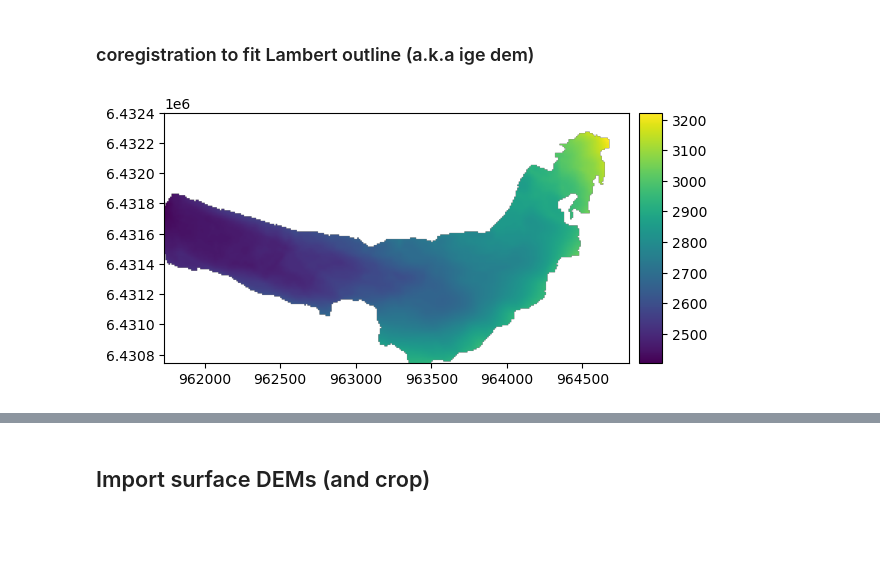
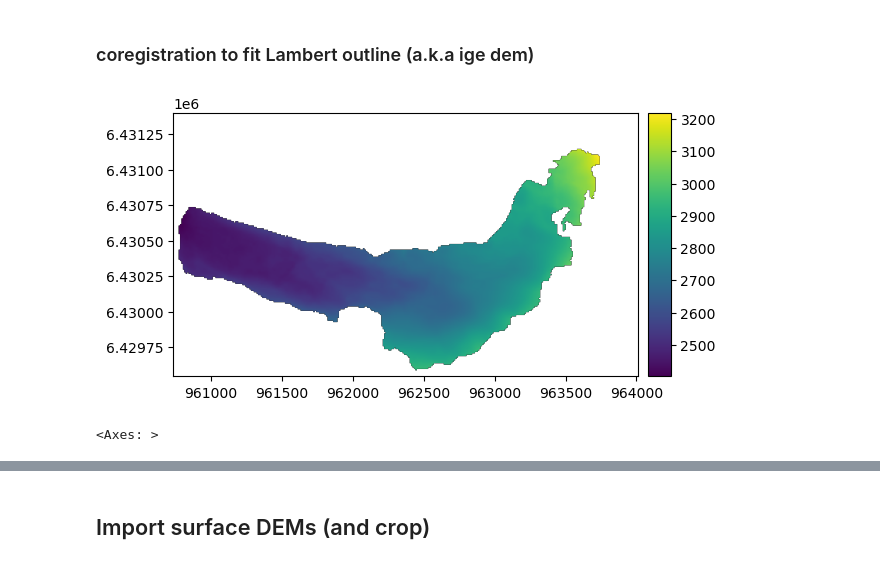
Before and after one commit to christopheogier/bonne_pierre_hydraulic_barriers, a Jupyter notebook: notebooks/DEM_handling.ipynb, the cells around one changed output, grey strips where cells are left out. Drawn from its saved outputs; the diff is of its cells as text; code cells hidden in the pictures; blank space fills up the shorter version.

```diff
--- a/notebooks/DEM_handling.ipynb
+++ b/notebooks/DEM_handling.ipynb
@@ -38,0 +125,3 @@ bed.plot()
+# %%
+# Create new padded array filled with NoData values
+padded_data = np.full((dst_height, dst_width), bed_ige.nodata, dtype=bed_ige.data.dtype)
@@ -38,0 +137,30 @@ bed.plot()
+# %%
+
+def pad_dem(dem, pad_meters=100):
+    """Pads a DEM by a given distance (meters) with NoData values."""
+
+    # Convert padding distance into pixels
+    extra_pixels = int(pad_meters / dem.res[0])  # Assuming square pixels
+
+    # Compute new dimensions
+    new_height = dem.shape[0] + 2 * extra_pixels
+    new_width = dem.shape[1] + 2 * extra_pixels
+
+    # Create a larger array filled with NoData value
+    padded_data = np.full((new_height, new_width), dem.nodata, dtype=dem.data.dtype)
+
+    # Insert original data into the center of the new array
+    padded_data[extra_pixels:-extra_pixels, extra_pixels:-extra_pixels] = dem.data
+
+    # Adjust the affine transform: shift upper-left corner
+    new_transform = dem.transform * Affine.translation(-extra_pixels * dem.res[0],
+                                                       extra_pixels * dem.res[1])  # Y shift is positive
+
+    # Create a new padded DEM
+    return xdem.DEM.from_array(padded_data, new_transform, dem.crs, nodata=dem.nodata)
+
+# Apply padding to both DEMs
+bed_ige_padded = pad_dem(bed_ige, pad_meters=100)
+bed_lambert_padded = pad_dem(bed_lambert, pad_meters=100)
+bed_ige_padded.plot()
+bed_lambert_padded.plot()
@@ -40,9 +193,14 @@ bed.plot()
 ### coregistration to fit Lambert outline (a.k.a ige dem) ###
 # %%
 coreg_method = xdem.coreg.NuthKaab()
-coreg_method.fit(reference_elev=bed_ige, to_be_aligned_elev=bed)
-bed_aligned = coreg_method.apply(bed)
+coreg_method.fit(reference_elev=bed_ige_padded, to_be_aligned_elev=bed_lambert_padded)
+bed_aligned = coreg_method.apply(bed_lambert_padded)
 bed_aligned.plot()
 bed_aligned.save(os.path.join(datadir_out, "Bedrock_reproj_aligned.tif"))
+
+# XDEM to RASTERIO object
+bed_aligned = bed_aligned.to_rio_dataset()
+rasterio.plot.show(bed_aligned)  # Plot raster
 # %% [output]
-[figure, old version]
+[figure, new version]
+<Axes: >
```
Also changed, not shown: parts of 33 cells of this notebook, 2 other files.
